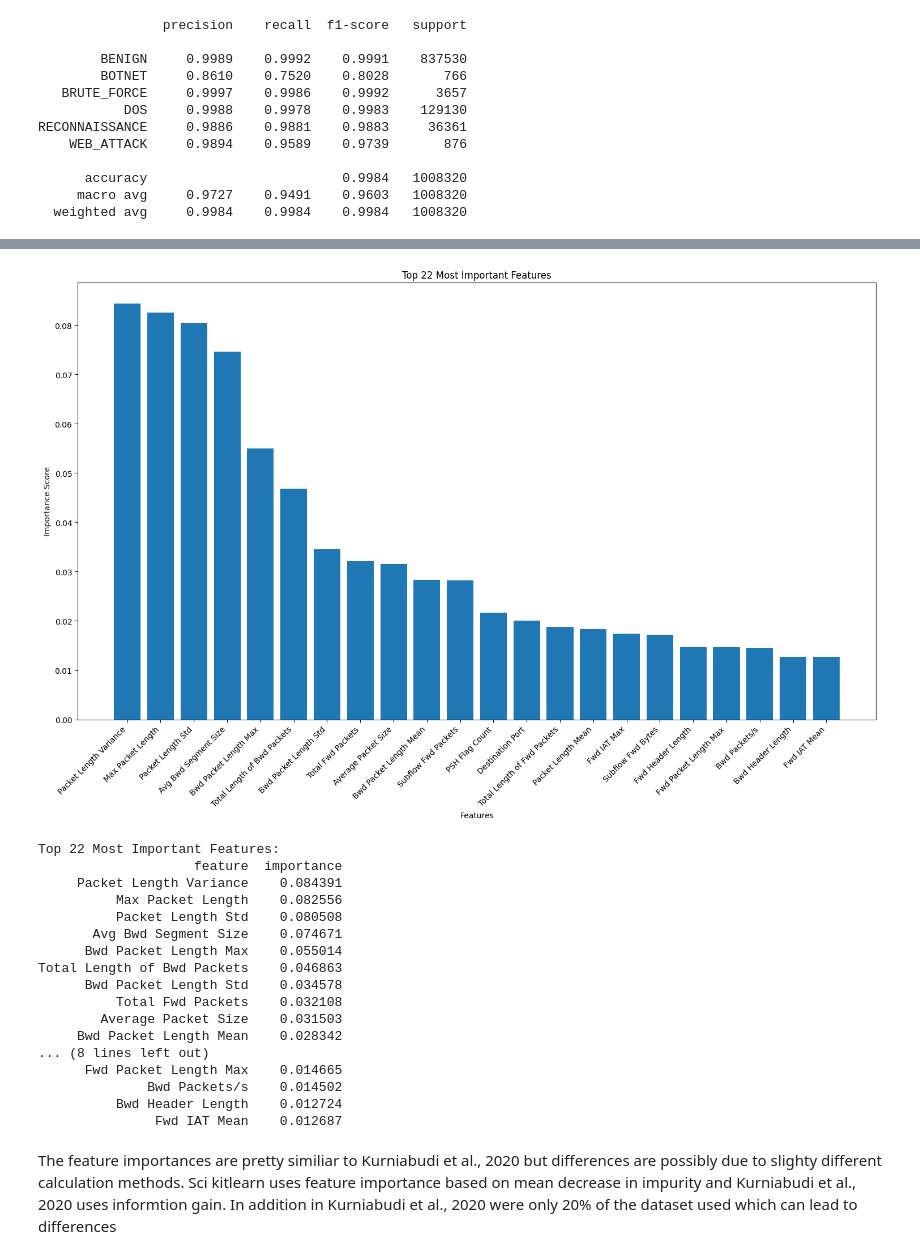
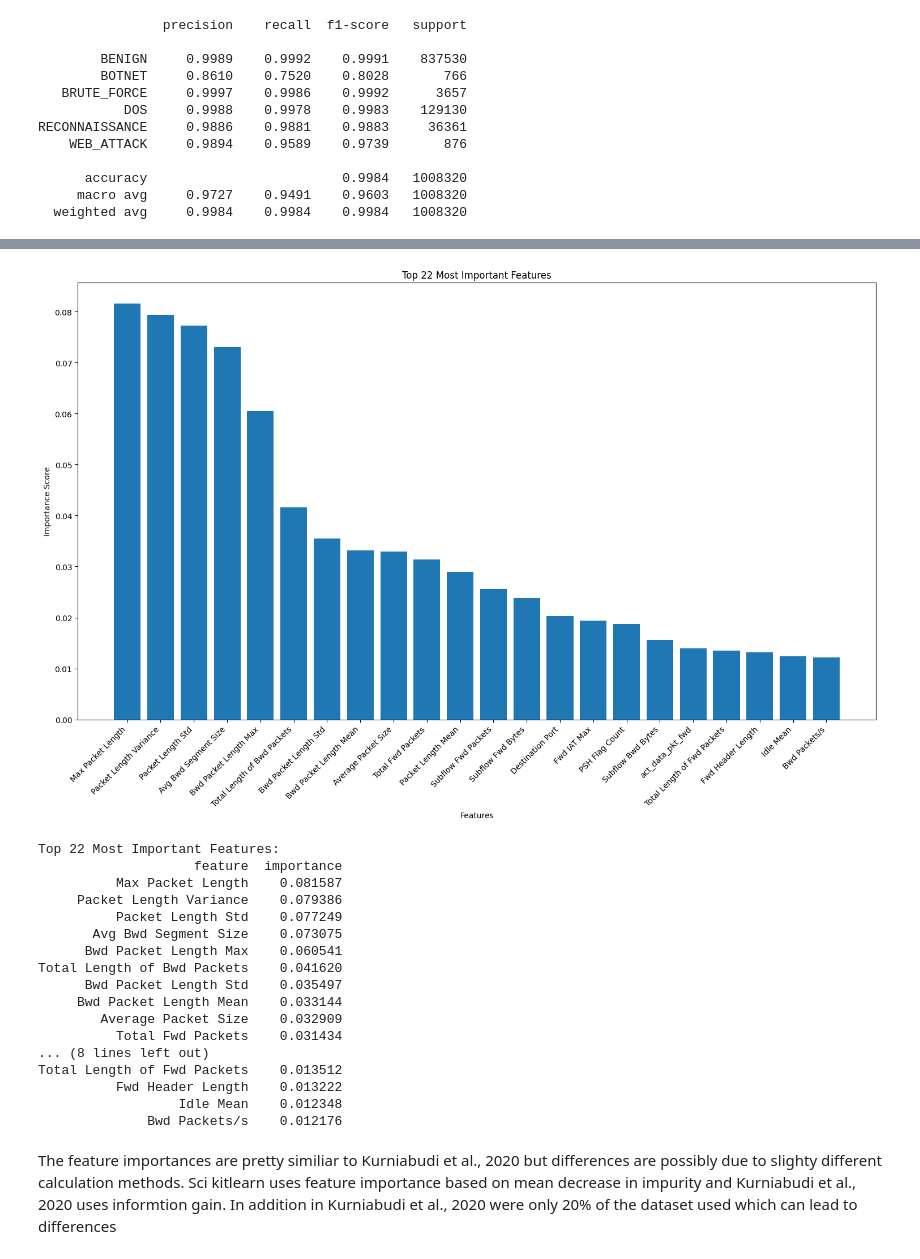
Before and after one commit to j4n-r/IDS_ml, a Jupyter notebook: ml-project-v4.ipynb, the cells around one changed output, grey strips where cells are left out. Drawn from its saved outputs; the diff is of its cells as text; code cells hidden in the pictures.

```diff
--- a/ml-project-v4.ipynb
+++ b/ml-project-v4.ipynb
@@ -390,0 +386,26 @@ RECONNAISSANCE     0.9886    0.9881    0.9883     36361
+# %%
+from sklearn.experimental import enable_halving_search_cv
+from sklearn.model_selection import HalvingGridSearchCV
+
+
+# Hyperparemters were are tuning
+params = {
+    'max_depth': range(10, 20),
+    'n_estimators': [10, 50, 100, 150, 200],
+}
+
+# This should already use stratefiedKfold as a cross validation method https://scikit-learn.org/1.5/modules/generated/sklearn.model_selection.HalvingGridSearchCV.html
+# Reduced the num of folds to maybe get the score up on underrepresented classes
+rf_grid = HalvingGridSearchCV(
+    rf,
+    params,
+    cv=5,
+    scoring='f1_macro',
+    verbose=1,
+    return_train_score=True,
+    n_jobs=-1
+)
+
+rf_grid.fit(X_train, y_train)
+
+print("\nGrid Search Best Params:", rf_grid.best_params_)
@@ -390,0 +430,7 @@ RECONNAISSANCE     0.9886    0.9881    0.9883     36361
+# %%
+rf_best = rf_grid.best_estimator_
+y_pred = rf_best.predict(X_test)
+
+print(classification_report(y_test, y_pred,digits=4))
+rf_best_report = classification_report(y_test, y_pred, digits=4, output_dict=True)
+rf_best_confm = ConfusionMatrixDisplay.from_predictions(y_test, y_pred)
@@ -391,48 +565,46 @@ RECONNAISSANCE     0.9886    0.9881    0.9883     36361
 # %%
-# Adjust here the number of features
+# Adjust here the number of features you want select  for later use
 num_of_features = 22
 
-# get the feature importances from the model
-importances = rf.feature_importances_
+importances = rf_best.feature_importances_
 feature_names = X.columns
 
 # contruct featuere importance dataframe and sort it descending
 feature_importance = pd.DataFrame({
     'feature': feature_names,
     'importance': importances
 }).sort_values('importance', ascending=False)
 
-# Create plot
 plt.figure(figsize=(15, 10))
 plt.bar(range(num_of_features), feature_importance['importance'][:num_of_features])
 plt.xticks(range(num_of_features), feature_importance['feature'][:num_of_features], rotation=45, ha='right')
 plt.xlabel('Features')
 plt.ylabel('Importance Score')
 plt.title(f'Top {num_of_features} Most Important Features')
 plt.tight_layout()
 plt.show()
 
 print(f"\nTop {num_of_features} Most Important Features:")
 print(feature_importance.head(num_of_features).to_string(index=False))
 # %% [output]
-[figure, old version]
+[figure, new version]
 Top 22 Most Important Features:
                     feature  importance
-     Packet Length Variance    0.084391
-          Max Packet Length    0.082556
-          Packet Length Std    0.080508
-       Avg Bwd Segment Size    0.074671
-      Bwd Packet Length Max    0.055014
-Total Length of Bwd Packets    0.046863
-      Bwd Packet Length Std    0.034578
-          Total Fwd Packets    0.032108
-        Average Packet Size    0.031503
-     Bwd Packet Length Mean    0.028342
+          Max Packet Length    0.081587
+     Packet Length Variance    0.079386
+          Packet Length Std    0.077249
+       Avg Bwd Segment Size    0.073075
+      Bwd Packet Length Max    0.060541
+Total Length of Bwd Packets    0.041620
+      Bwd Packet Length Std    0.035497
+     Bwd Packet Length Mean    0.033144
+        Average Packet Size    0.032909
+          Total Fwd Packets    0.031434
 ... (8 lines left out)
-      Fwd Packet Length Max    0.014665
-              Bwd Packets/s    0.014502
-          Bwd Header Length    0.012724
-               Fwd IAT Mean    0.012687
+Total Length of Fwd Packets    0.013512
+          Fwd Header Length    0.013222
+                  Idle Mean    0.012348
+              Bwd Packets/s    0.012176
 # %% [markdown]
 The feature importances are pretty similiar to Kurniabudi et al., 2020 but differences are possibly due to slighty different calculation methods.  Sci kitlearn uses feature importance based on mean decrease in impurity and Kurniabudi et al., 2020 uses informtion gain.
 In addition in Kurniabudi et al., 2020 were only 20% of the dataset used which can lead to differences
```
Also changed, not shown: parts of 39 cells of this notebook.
